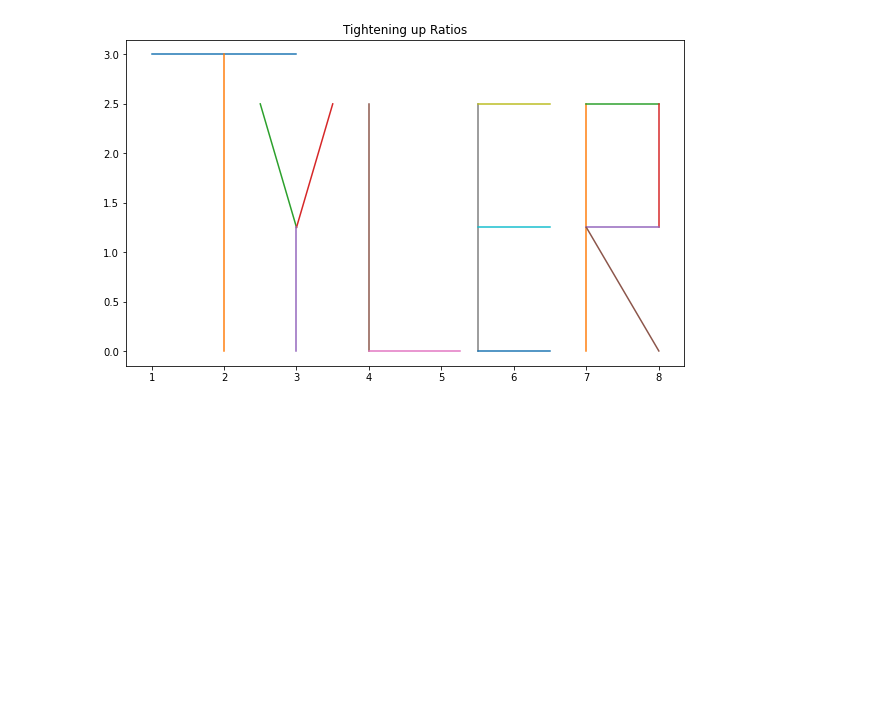
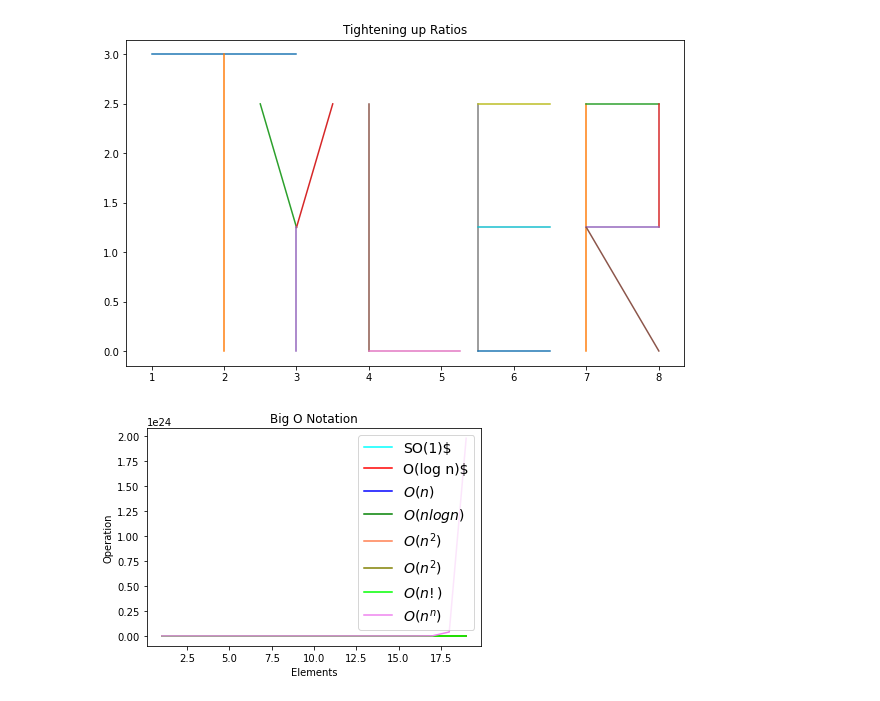
Before and after one commit to Tyler-Applegate/numpy-pandas-visualization-exercises, a Jupyter notebook: big_o_notation.ipynb, the cells around one changed output. Drawn from its saved outputs; the diff is of its cells as text; code cells hidden in the pictures; blank space fills up the shorter version.

Commit message:
added notes from review

```diff
--- a/big_o_notation.ipynb
+++ b/big_o_notation.ipynb
@@ -201,3 +202,37 @@ plt.plot(x16,y16)
 plt.show()
 # %% [output]
 [figure]
+# %%
+# Here is how we did Big O during review...
+# would help if we kne
+x = range(1,20)
+
+y1 = [1 for n in x]
+y2 = [m.log(n) for n in x]
+y3 = x
+y4 = [(n * m.log(n)) for n in x]
+y5 = [n**2 for n in x]
+y6 = [2**n for n in x]
+y7 = [m.factorial(n) for n in x]
+y8 = [n**n for n in x]
+
+plt.title('Big O Notation')
+plt.xlabel('Elements')
+plt.ylabel('Operation')
+
+plt.plot(x,y1, color='cyan', label='SO(1)$')
+plt.plot(x,y2, color='red', label='O(log n)$')
+plt.plot(x,y3, color='b', label='$O(n)$')
+plt.plot(x,y4, color='g', label='$O(n log n)$')
+plt.plot(x,y5, color='coral', label='$O(n^2)$')
+plt.plot(x,y6, color='olive', label='$O(n^2)$')
+plt.plot(x,y7, color='lime', label='$O(n!)$')
+plt.plot(x,y8, color='violet', label='$O(n^n)$')
+
+# plt.xlim(1,11)
+# plt.ylim(0,50)
+
+plt.legend(loc='upper right', fontsize=14)
+plt.show()
+# %% [output]
+[figure, added]
```
Also changed, not shown: parts of 1 cell of this notebook.
